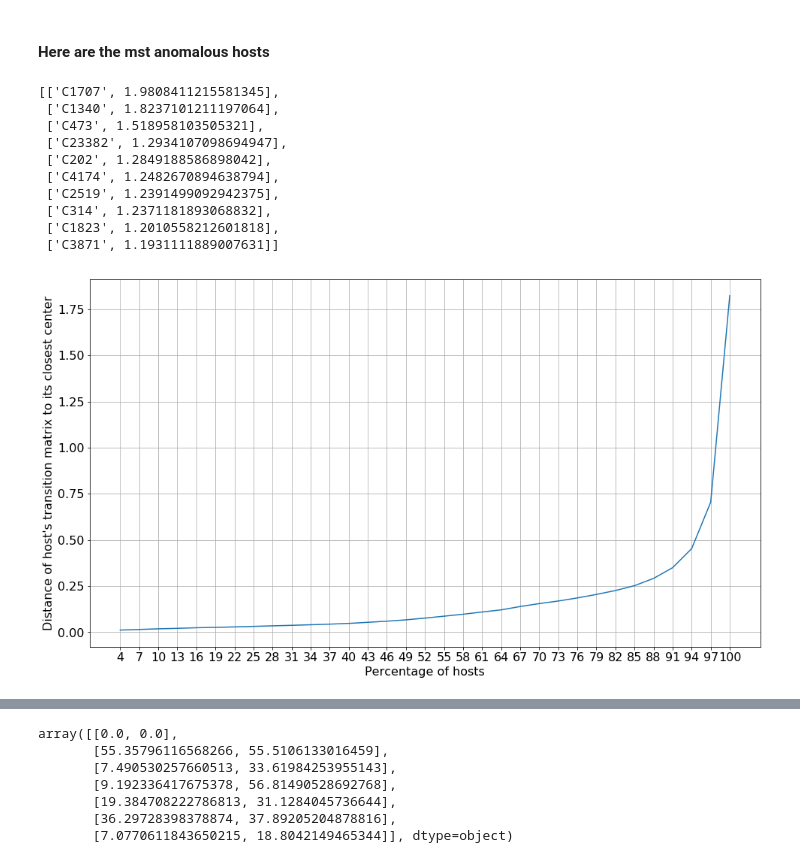
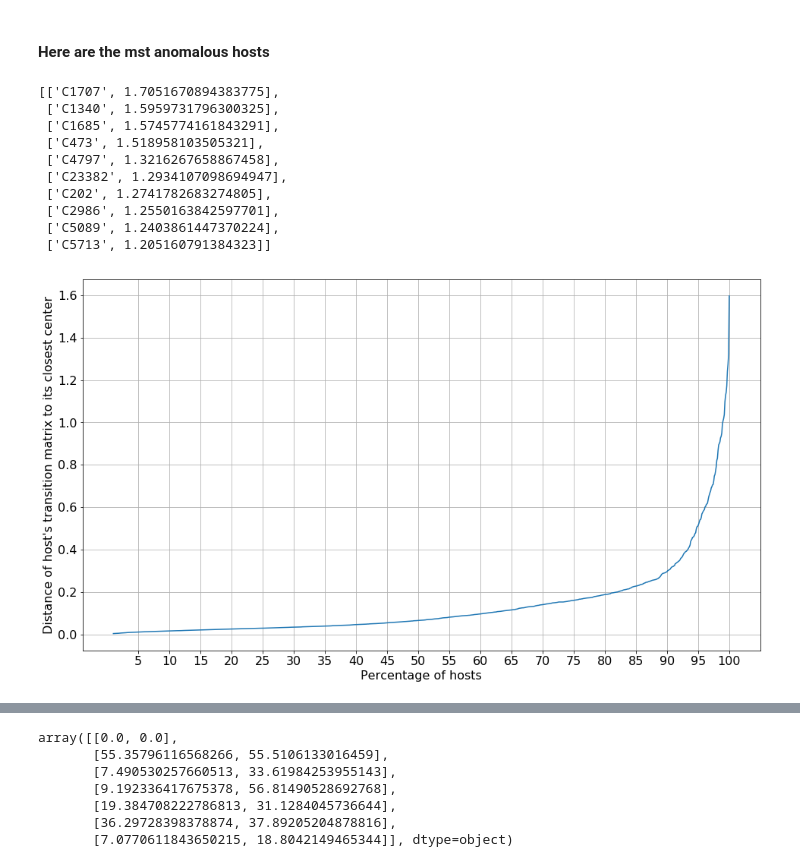
Before and after one commit to SotirisAnagnostidis/onlineAnomalyDetection, a Jupyter notebook: diploma/KL-Kmeans.ipynb, the cells around one changed output, grey strips where cells are left out. Cells and saved outputs as stored; diff of their text form; code cells hidden in the pictures.

```diff
--- a/diploma/KL-Kmeans.ipynb
+++ b/diploma/KL-Kmeans.ipynb
@@ -7,9 +7,9 @@ from sklearn.externals import joblib
 import pandas as pd
 
 onlineEM = joblib.load('pkl/onlineEM_15_days_7_alligned.pkl')
-test1 = joblib.load('pkl/groupped_data_15_days_00001_04320.pkl')
+"""test1 = joblib.load('pkl/groupped_data_15_days_00001_04320.pkl')
 test2 = joblib.load('pkl/groupped_data_15_days_04321_08640.pkl')
 test3 = joblib.load('pkl/groupped_data_15_days_08641_12960.pkl')
 test4 = joblib.load('pkl/groupped_data_15_days_12961_17280.pkl')
 groupped_data = pd.concat([test1, test2, test3, test4])
-groupped_data1 = joblib.load('pkl/groupped_data_15_days_17281_21600.pkl')
+groupped_data1 = joblib.load('pkl/groupped_data_15_days_17281_21600.pkl')"""
@@ -100,3 +90,7 @@ Starting run 10
+# %%
+from sklearn.externals import joblib
+
+kmeans = joblib.load('pkl/kmeans_20.pkl')
 # %%
 import matplotlib.pyplot as plt
 from pylab import rcParams
@@ -110,7 +103,7 @@ from klkmeans import hmm_distance
 
 distances = []
 for host in onlineEM.hosts:
-    distances.append([host, hmm_distance(onlineEM.hosts[host]['transition_matrix'], kmeans.centers[assign[host]])])
+    distances.append([host, hmm_distance(onlineEM.hosts[host]['transition_matrix'], kmeans.centers[kmeans.assignments[host]])])
 # %%
 from plots import plot_points_host
 # %% [markdown]
@@ -119,16 +112,16 @@ from plots import plot_points_host
 # hosts with the higher distance respective to their kmeans center
 sorted(distances, key=lambda x: -x[1])[:10]
 # %% [output]
-[['C1707', 1.9808411215581345],
- ['C1340', 1.8237101211197064],
+[['C1707', 1.7051670894383775],
+ ['C1340', 1.5959731796300325],
+ ['C1685', 1.5745774161843291],
  ['C473', 1.518958103505321],
+ ['C4797', 1.3216267658867458],
  ['C23382', 1.2934107098694947],
- ['C202', 1.2849188586898042],
- ['C4174', 1.2482670894638794],
- ['C2519', 1.2391499092942375],
- ['C314', 1.2371181893068832],
- ['C1823', 1.2010558212601818],
- ['C3871', 1.1931111889007631]]
+ ['C202', 1.2741782683274805],
+ ['C2986', 1.2550163842597701],
+ ['C5089', 1.2403861447370224],
+ ['C5713', 1.205160791384323]]
 # %%
 #find best parameters!!!
 
@@ -141,25 +134,26 @@ def find_percentage(sorted_distances, every=range(10,100,10)):
 # %%
 from pylab import rcParams
 from matplotlib import pyplot as plt
 
 colors = ['blue', 'red', 'green', 'yellow', 'black']
 rcParams['font.size'] = 16
 rcParams['figure.figsize'] = 16, 9
 
 sorted_distances = sorted(distances, key=lambda x: -x[1])
 
-ranges = range(4,101,3)
+ranges = np.arange(1,100.1,0.1)
+show_ranges = range(5,101,5)
 
 percentages = list(find_percentage(sorted_distances, every=ranges).values())
 
 plt.plot(list(ranges), percentages)
 plt.xlabel('Percentage of hosts')
 plt.ylabel('Distance of host\'s transition matrix to its closest center')
-plt.xticks(ranges)
+plt.xticks(show_ranges)
 plt.grid()
 plt.show()
 # %% [output]
-[figure, old version]
+[figure, new version]
 # %%
 # Find the average distances of hosts from their center in each cluster
 import numpy as np
```
Also changed, not shown: parts of 30 cells of this notebook, 5 other files.
